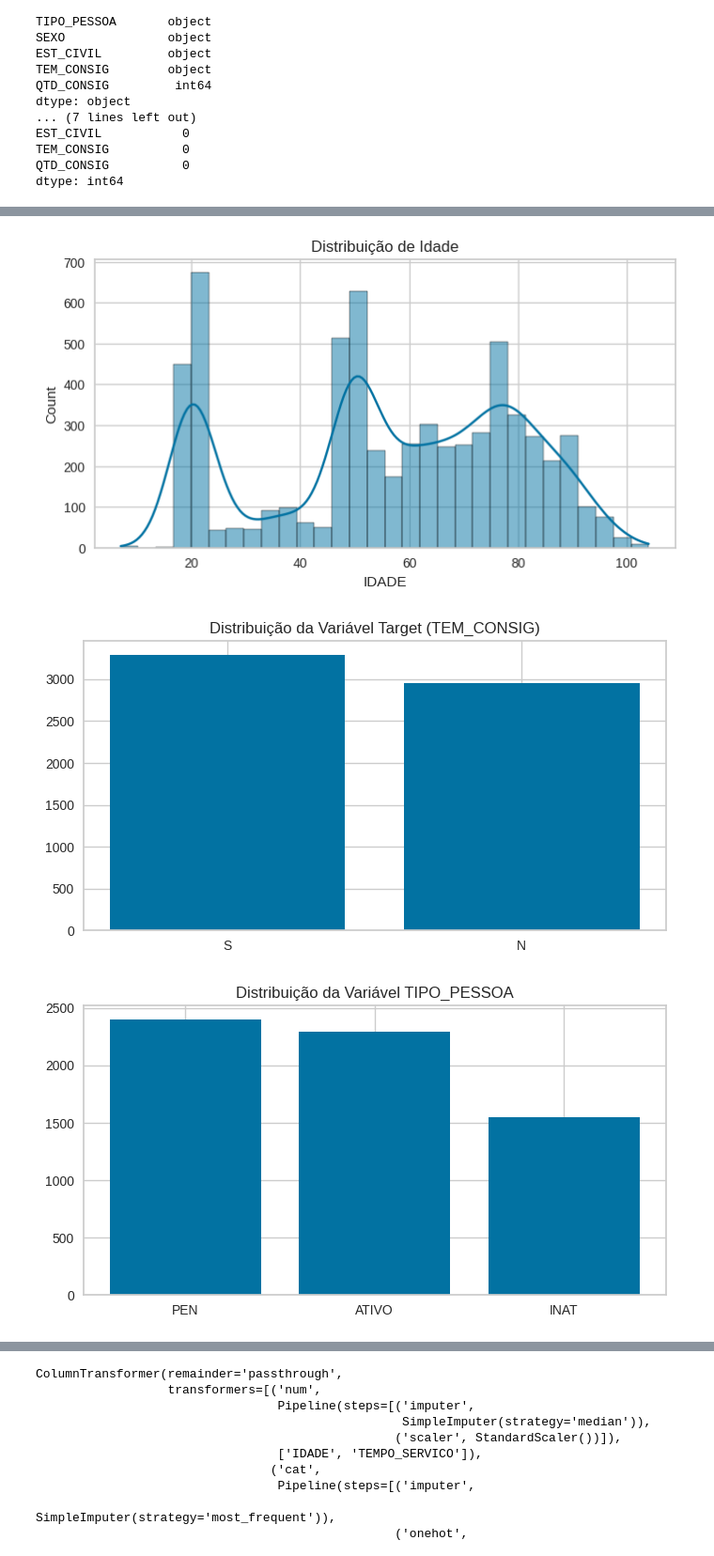
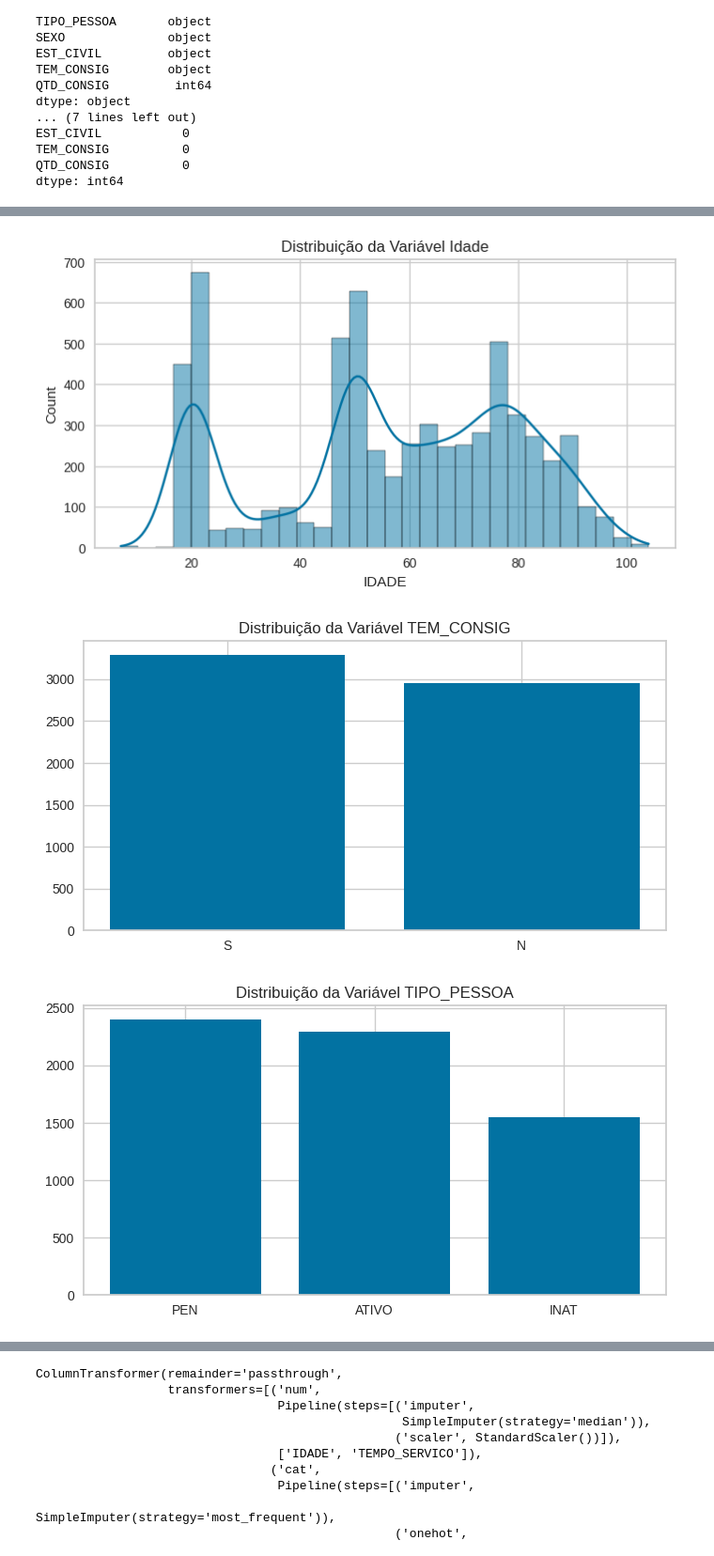
Before and after one commit to danielchipolesch/mvp-pucrio-machine_learning, a Jupyter notebook: notebooks/mvp-clusterization.ipynb, the cells around one changed output, grey strips where cells are left out. Shown: that part at 94% size. Saved outputs shown, nothing was run; the diff lists cells and outputs as text; code cells hidden in the pictures.

```diff
--- a/notebooks/mvp-clusterization.ipynb
+++ b/notebooks/mvp-clusterization.ipynb
@@ -193,25 +216,25 @@ Evite EDA muito extensa — foque no que afeta as decisões de modelagem.
 # %%
 # Histograma numérico
 plt.figure(figsize=(8, 4))
-plt.title("Distribuição de Idade")
+plt.title("Distribuição da Variável Idade")
 sns.histplot(df['IDADE'], bins=30, kde=True)
 plt.show()
 
 # Contagrama categórico (rever)
 counts = df['TEM_CONSIG'].value_counts()
 plt.figure(figsize=(8,4))
 plt.bar(counts.index, counts.values)
-plt.title("Distribuição da Variável Target (TEM_CONSIG)")
+plt.title("Distribuição da Variável TEM_CONSIG")
 plt.show()
 
 # Contagrama categórico (rever)
 counts = df['TIPO_PESSOA'].value_counts()
 plt.figure(figsize=(8,4))
 plt.bar(counts.index, counts.values)
 plt.title("Distribuição da Variável TIPO_PESSOA")
 plt.show()
 # %% [output]
-[figure, old version]
+[figure, new version]
-[figure, old version]
+[figure, new version]
 [figure]
 # %% [markdown]
```
Also changed, not shown: parts of 36 cells of this notebook.
